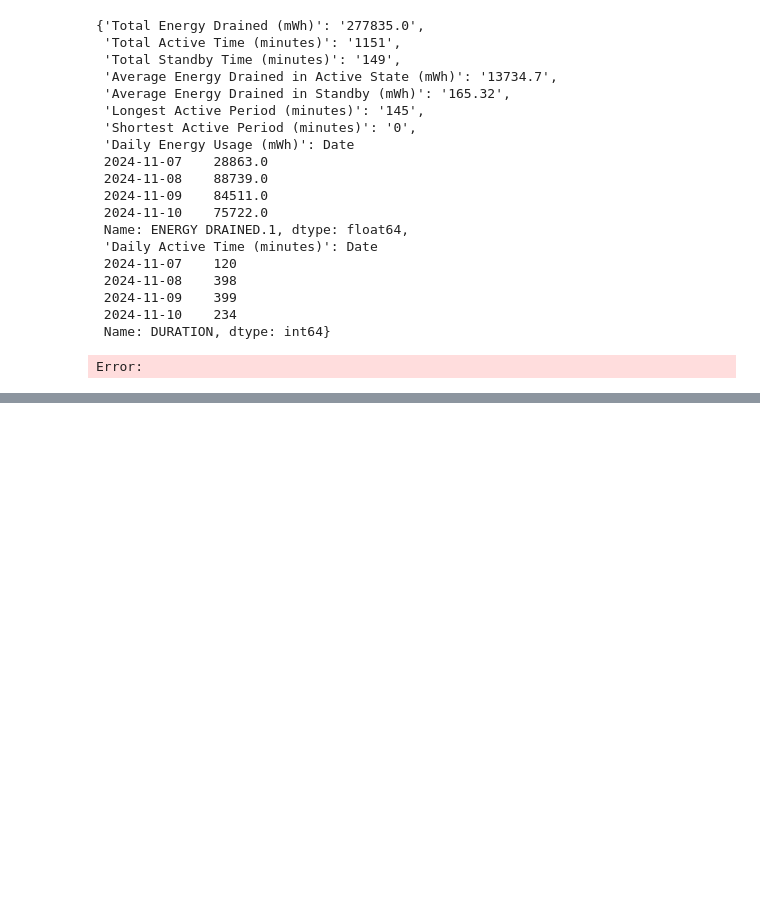
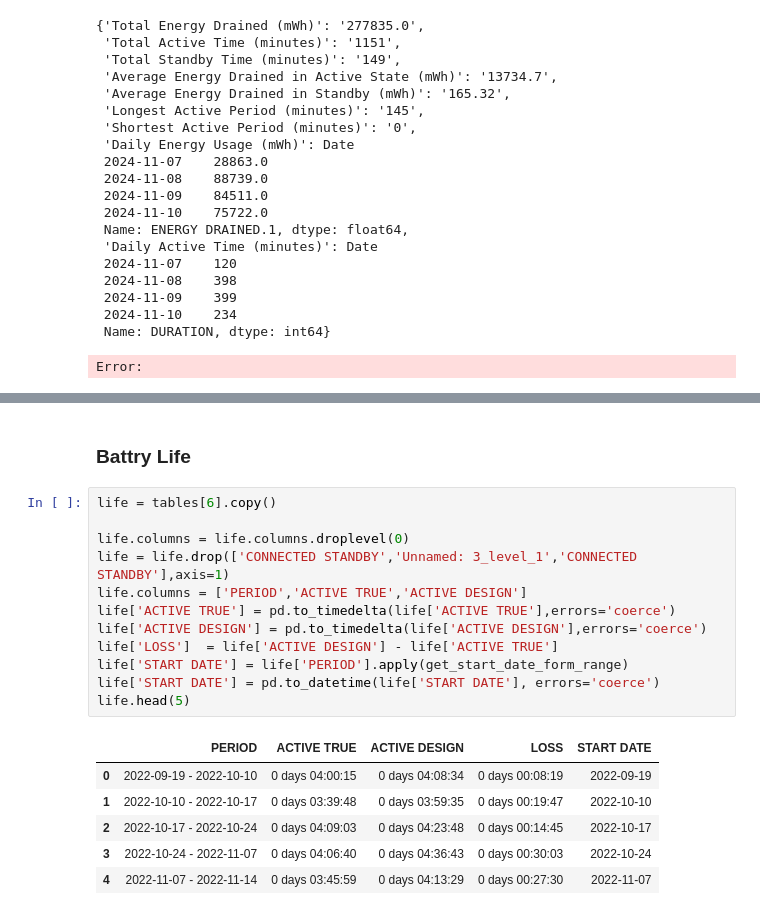
Before and after one commit to sufyan-555/win_battery_report_analyzer, a Jupyter notebook: test.ipynb, the cells around one changed output, grey strips where cells are left out. Drawn from its saved outputs; the diff is of its cells as text; blank space fills up the shorter version.

```diff
--- a/test.ipynb
+++ b/test.ipynb
@@ -350,0 +303,21 @@ final_lable
+# %% [markdown]
+### Battry Life
+# %%
+life = tables[6].copy()
+
+life.columns = life.columns.droplevel(0)
+life = life.drop(['CONNECTED STANDBY','Unnamed: 3_level_1','CONNECTED STANDBY'],axis=1)
+life.columns = ['PERIOD','ACTIVE TRUE','ACTIVE DESIGN']
+life['ACTIVE TRUE'] = pd.to_timedelta(life['ACTIVE TRUE'],errors='coerce')
+life['ACTIVE DESIGN'] = pd.to_timedelta(life['ACTIVE DESIGN'],errors='coerce')
+life['LOSS']  = life['ACTIVE DESIGN'] - life['ACTIVE TRUE']
+life['START DATE'] = life['PERIOD'].apply(get_start_date_form_range)
+life['START DATE'] = pd.to_datetime(life['START DATE'], errors='coerce')
+life.head(5)
+# %% [output]
+|  | PERIOD | ACTIVE TRUE | ACTIVE DESIGN | LOSS | START DATE |
+| 0 | 2022-09-19 - 2022-10-10 | 0 days 04:00:15 | 0 days 04:08:34 | 0 days 00:08:19 | 2022-09-19 |
+| 1 | 2022-10-10 - 2022-10-17 | 0 days 03:39:48 | 0 days 03:59:35 | 0 days 00:19:47 | 2022-10-10 |
+| 2 | 2022-10-17 - 2022-10-24 | 0 days 04:09:03 | 0 days 04:23:48 | 0 days 00:14:45 | 2022-10-17 |
+| 3 | 2022-10-24 - 2022-11-07 | 0 days 04:06:40 | 0 days 04:36:43 | 0 days 00:30:03 | 2022-10-24 |
+| 4 | 2022-11-07 - 2022-11-14 | 0 days 03:45:59 | 0 days 04:13:29 | 0 days 00:27:30 | 2022-11-07 |
```
Also changed, not shown: parts of 15 cells of this notebook, 8 other files.
